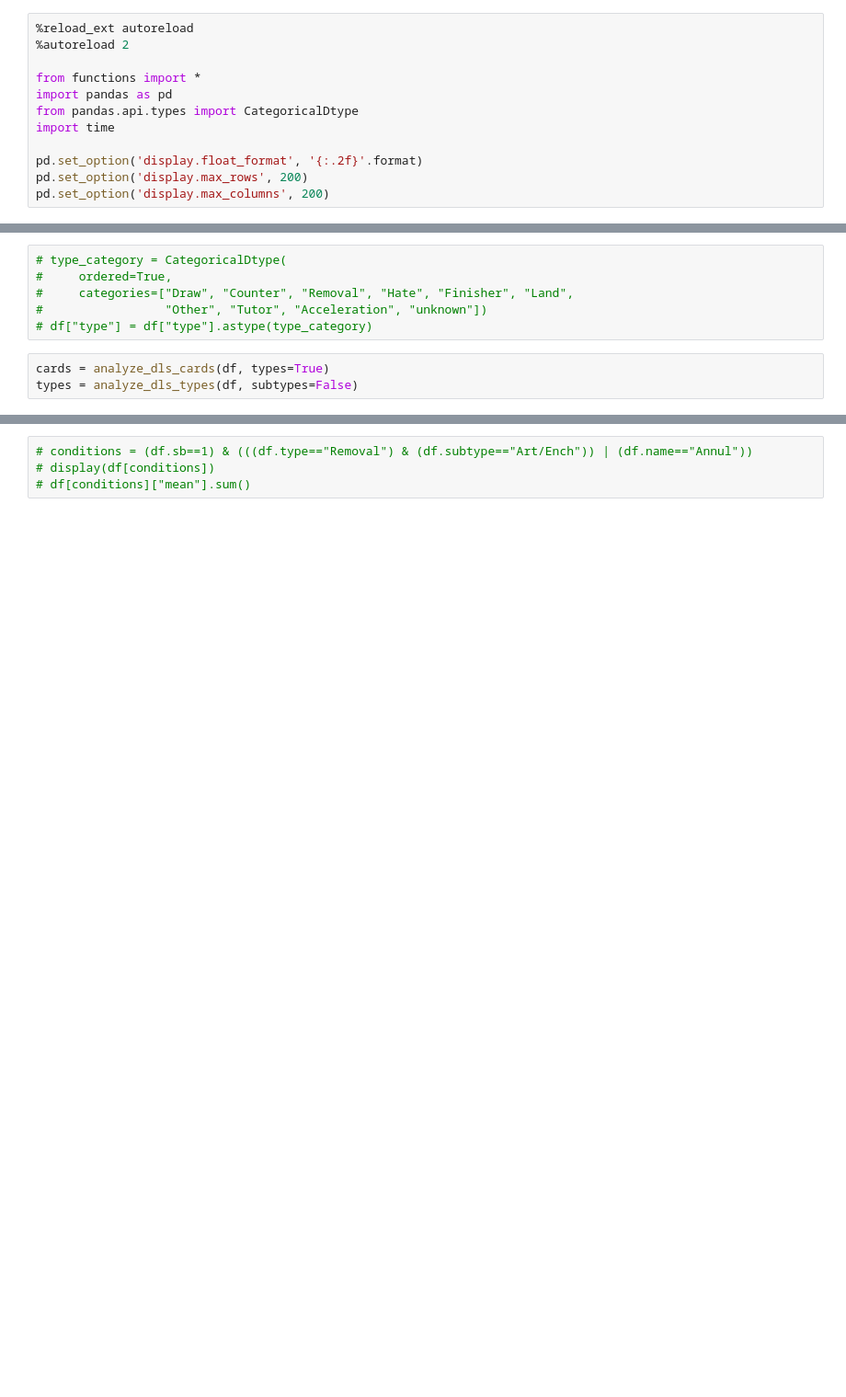
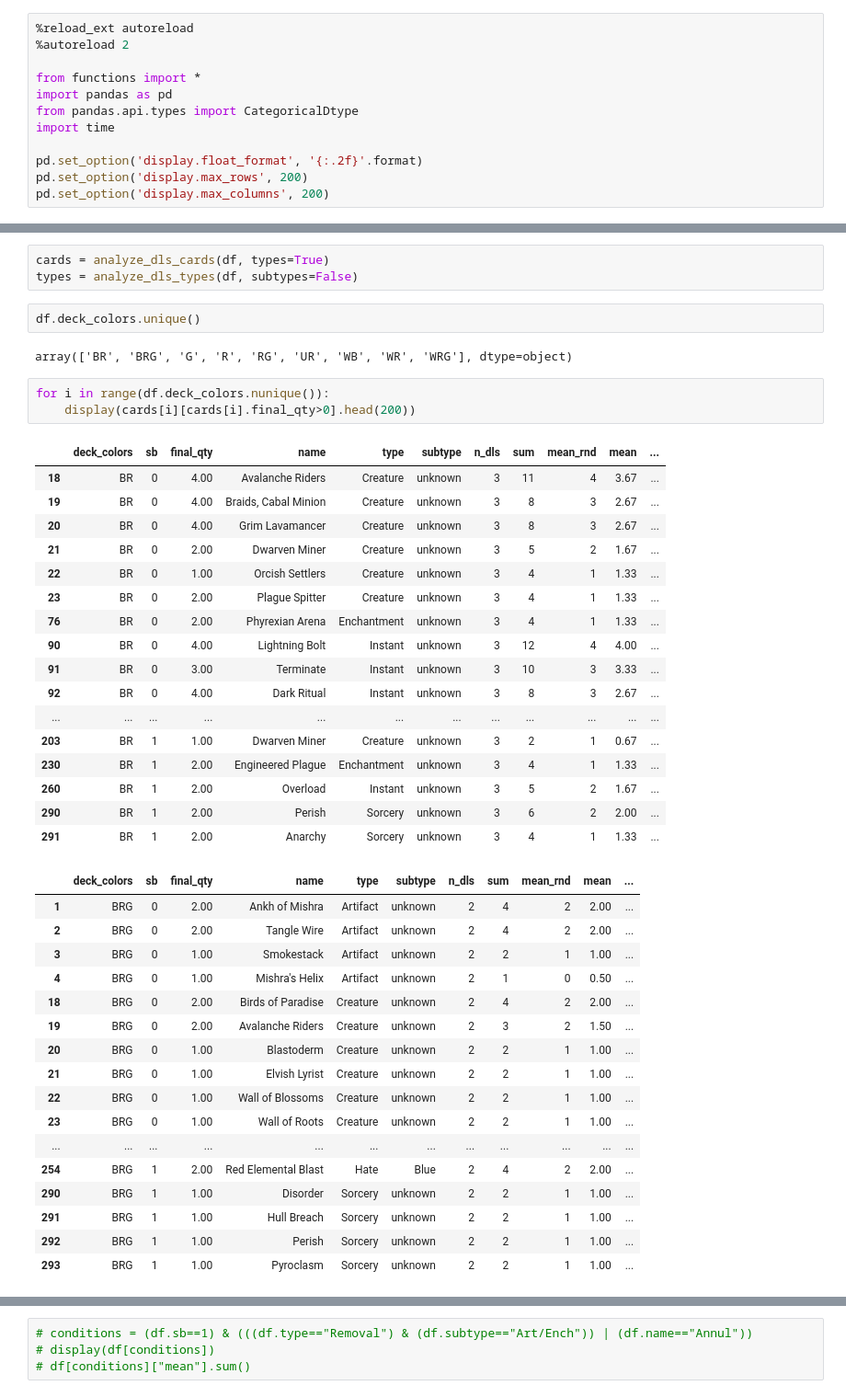
Before and after one commit to lopezrbn/mtg_decklists_analyzer, a Jupyter notebook: Decklist analysis v3.0.ipynb, the cells around one changed output, grey strips where cells are left out. Shown: that part at 92% size. Cells and saved outputs as stored; diff of their text form; blank space fills up the shorter version.

```diff
--- a/Decklist analysis v3.0.ipynb
+++ b/Decklist analysis v3.0.ipynb
@@ -31,9 +33,45 @@ array(['Acceleration', 'Artifact', 'Artifact Creature', 'Counter',
-# %%
-# type_category = CategoricalDtype(
-#     ordered=True,
-#     categories=["Draw", "Counter", "Removal", "Hate", "Finisher", "Land",
-#                 "Other", "Tutor", "Acceleration", "unknown"])
-# df["type"] = df["type"].astype(type_category)
 # %%
 cards = analyze_dls_cards(df, types=True)
 types = analyze_dls_types(df, subtypes=False)
+# %%
+df.deck_colors.unique()
+# %% [output]
+array(['BR', 'BRG', 'G', 'R', 'RG', 'UR', 'WB', 'WR', 'WRG'], dtype=object)
+# %%
+for i in range(df.deck_colors.nunique()):
+    display(cards[i][cards[i].final_qty>0].head(200))
+# %% [output]
+|  | deck_colors | sb | final_qty | name | type | subtype | n_dls | sum | mean_rnd | mean | ... |
+| 18 | BR | 0 | 4.00 | Avalanche Riders | Creature | unknown | 3 | 11 | 4 | 3.67 | ... |
+| 19 | BR | 0 | 4.00 | Braids, Cabal Minion | Creature | unknown | 3 | 8 | 3 | 2.67 | ... |
+| 20 | BR | 0 | 4.00 | Grim Lavamancer | Creature | unknown | 3 | 8 | 3 | 2.67 | ... |
+| 21 | BR | 0 | 2.00 | Dwarven Miner | Creature | unknown | 3 | 5 | 2 | 1.67 | ... |
+| 22 | BR | 0 | 1.00 | Orcish Settlers | Creature | unknown | 3 | 4 | 1 | 1.33 | ... |
+| 23 | BR | 0 | 2.00 | Plague Spitter | Creature | unknown | 3 | 4 | 1 | 1.33 | ... |
+| 76 | BR | 0 | 2.00 | Phyrexian Arena | Enchantment | unknown | 3 | 4 | 1 | 1.33 | ... |
+| 90 | BR | 0 | 4.00 | Lightning Bolt | Instant | unknown | 3 | 12 | 4 | 4.00 | ... |
+| 91 | BR | 0 | 3.00 | Terminate | Instant | unknown | 3 | 10 | 3 | 3.33 | ... |
+| 92 | BR | 0 | 4.00 | Dark Ritual | Instant | unknown | 3 | 8 | 3 | 2.67 | ... |
+| ... | ... | ... | ... | ... | ... | ... | ... | ... | ... | ... | ... |
+| 203 | BR | 1 | 1.00 | Dwarven Miner | Creature | unknown | 3 | 2 | 1 | 0.67 | ... |
+| 230 | BR | 1 | 2.00 | Engineered Plague | Enchantment | unknown | 3 | 4 | 1 | 1.33 | ... |
+| 260 | BR | 1 | 2.00 | Overload | Instant | unknown | 3 | 5 | 2 | 1.67 | ... |
+| 290 | BR | 1 | 2.00 | Perish | Sorcery | unknown | 3 | 6 | 2 | 2.00 | ... |
+| 291 | BR | 1 | 2.00 | Anarchy | Sorcery | unknown | 3 | 4 | 1 | 1.33 | ... |
+|  | deck_colors | sb | final_qty | name | type | subtype | n_dls | sum | mean_rnd | mean | ... |
+| 1 | BRG | 0 | 2.00 | Ankh of Mishra | Artifact | unknown | 2 | 4 | 2 | 2.00 | ... |
+| 2 | BRG | 0 | 2.00 | Tangle Wire | Artifact | unknown | 2 | 4 | 2 | 2.00 | ... |
+| 3 | BRG | 0 | 1.00 | Smokestack | Artifact | unknown | 2 | 2 | 1 | 1.00 | ... |
+| 4 | BRG | 0 | 1.00 | Mishra's Helix | Artifact | unknown | 2 | 1 | 0 | 0.50 | ... |
+| 18 | BRG | 0 | 2.00 | Birds of Paradise | Creature | unknown | 2 | 4 | 2 | 2.00 | ... |
+| 19 | BRG | 0 | 2.00 | Avalanche Riders | Creature | unknown | 2 | 3 | 2 | 1.50 | ... |
+| 20 | BRG | 0 | 1.00 | Blastoderm | Creature | unknown | 2 | 2 | 1 | 1.00 | ... |
+| 21 | BRG | 0 | 1.00 | Elvish Lyrist | Creature | unknown | 2 | 2 | 1 | 1.00 | ... |
+| 22 | BRG | 0 | 1.00 | Wall of Blossoms | Creature | unknown | 2 | 2 | 1 | 1.00 | ... |
+| 23 | BRG | 0 | 1.00 | Wall of Roots | Creature | unknown | 2 | 2 | 1 | 1.00 | ... |
+| ... | ... | ... | ... | ... | ... | ... | ... | ... | ... | ... | ... |
+| 254 | BRG | 1 | 2.00 | Red Elemental Blast | Hate | Blue | 2 | 4 | 2 | 2.00 | ... |
+| 290 | BRG | 1 | 1.00 | Disorder | Sorcery | unknown | 2 | 2 | 1 | 1.00 | ... |
+| 291 | BRG | 1 | 1.00 | Hull Breach | Sorcery | unknown | 2 | 2 | 1 | 1.00 | ... |
+| 292 | BRG | 1 | 1.00 | Perish | Sorcery | unknown | 2 | 2 | 1 | 1.00 | ... |
+| 293 | BRG | 1 | 1.00 | Pyroclasm | Sorcery | unknown | 2 | 2 | 1 | 1.00 | ... |
```
Also changed, not shown: parts of 8 cells of this notebook, 4 other files.
